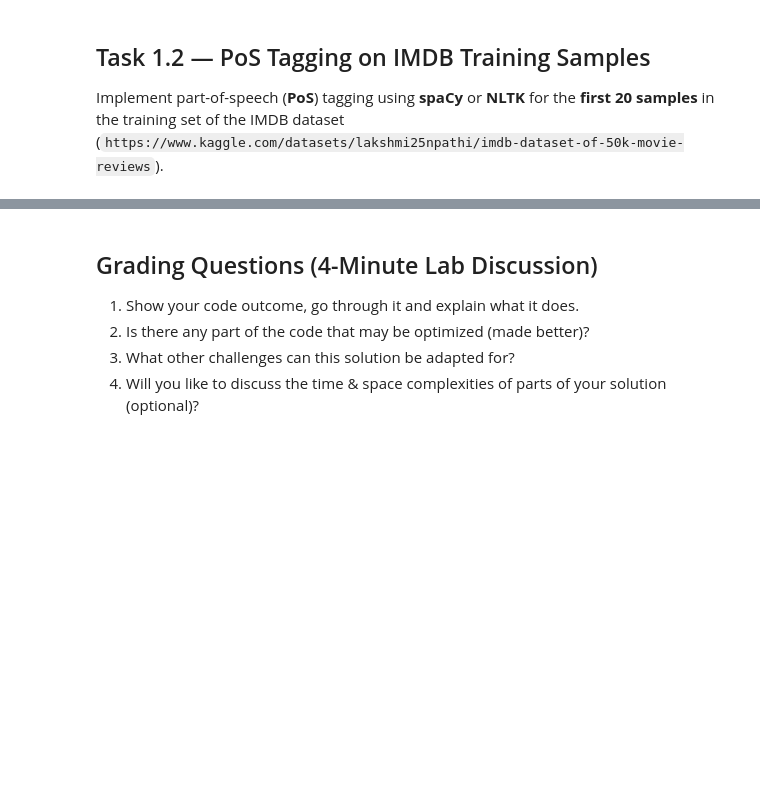
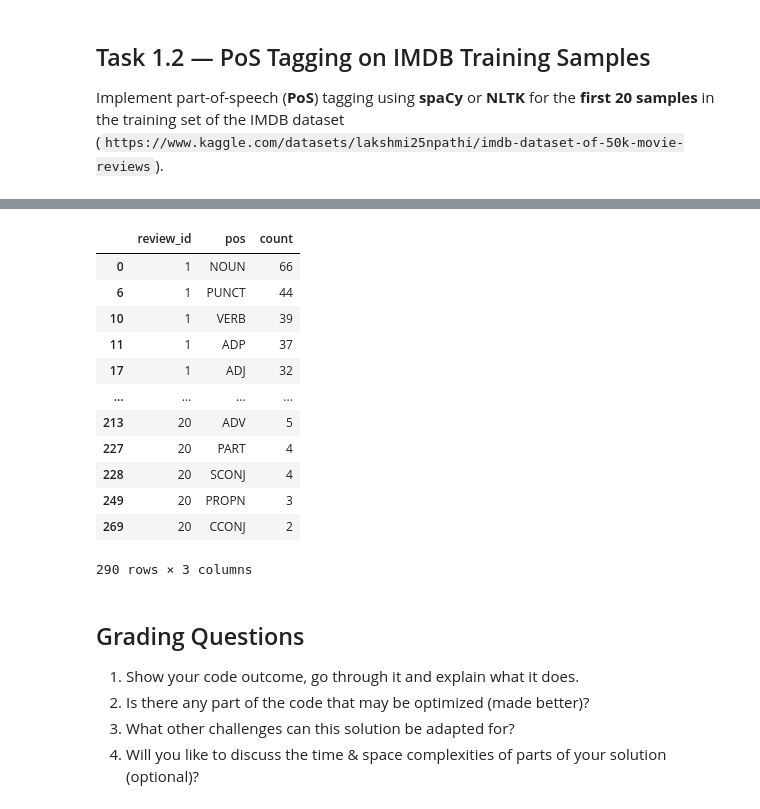
Before and after one commit to notPlancha/text-mining-labs, a Jupyter notebook: src/lab1.ipynb, the cells around one changed output, grey strips where cells are left out. Drawn from its saved outputs; the diff is of its cells as text; code cells hidden in the pictures; blank space fills up the shorter version.

```diff
--- a/src/lab1.ipynb
+++ b/src/lab1.ipynb
@@ -30,5 +178,23 @@ Implement part-of-speech (**PoS**) tagging using **spaCy** or **NLTK** for the *
+# %%
+df_token_pos.value_counts(subset=["review_id", "pos"]) \
+  .reset_index(name="count") \
+  .sort_values(by=["review_id", "count"], ascending=[True, False])
+# %% [output]
+|  | review_id | pos | count |
+| 0 | 1 | NOUN | 66 |
+| 6 | 1 | PUNCT | 44 |
+| 10 | 1 | VERB | 39 |
+| 11 | 1 | ADP | 37 |
+| 17 | 1 | ADJ | 32 |
+| ... | ... | ... | ... |
+| 213 | 20 | ADV | 5 |
+| 227 | 20 | PART | 4 |
+| 228 | 20 | SCONJ | 4 |
+| 249 | 20 | PROPN | 3 |
+| 269 | 20 | CCONJ | 2 |
+290 rows × 3 columns
 # %% [markdown]
-## Grading Questions (4-Minute Lab Discussion)
+## Grading Questions
 
 1. Show your code outcome, go through it and explain what it does.
 2. Is there any part of the code that may be optimized (made better)?
```
Also changed, not shown: parts of 9 cells of this notebook, 3 other files.
